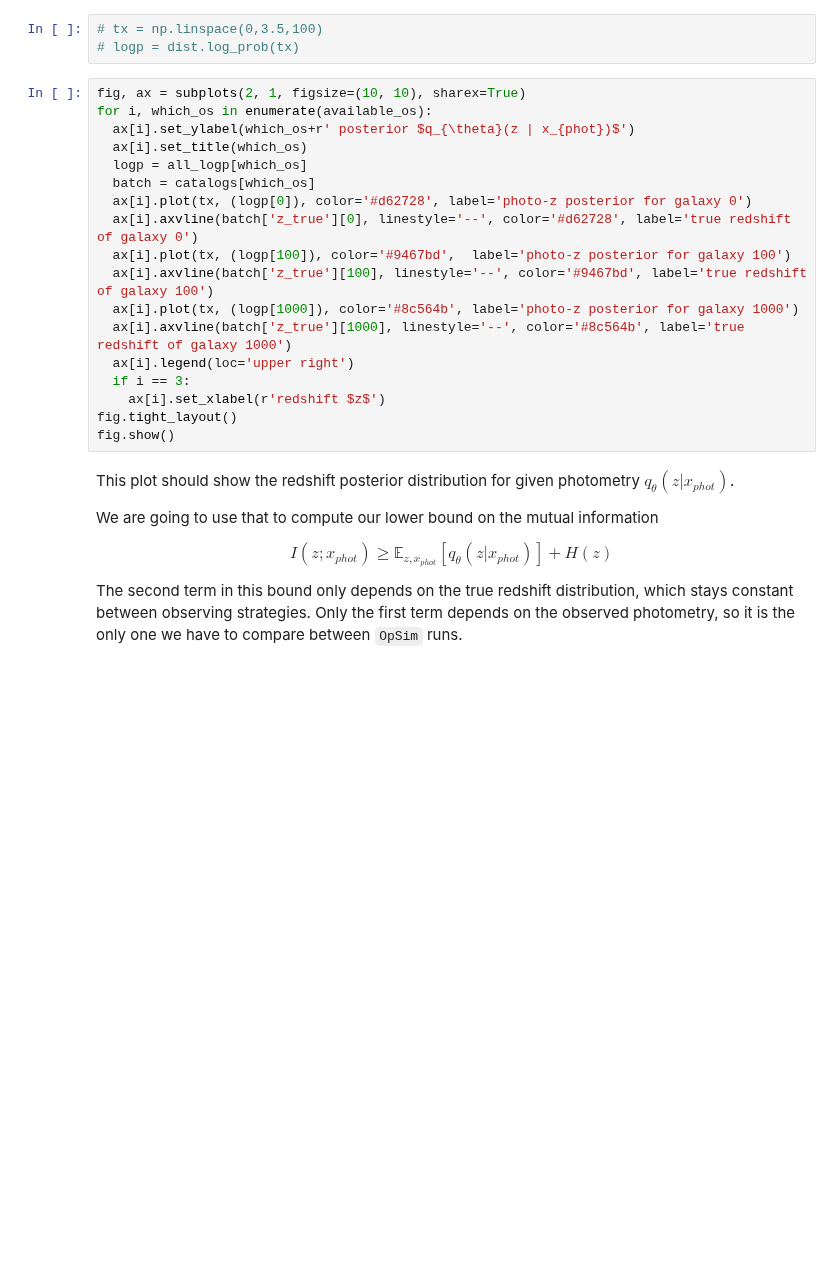
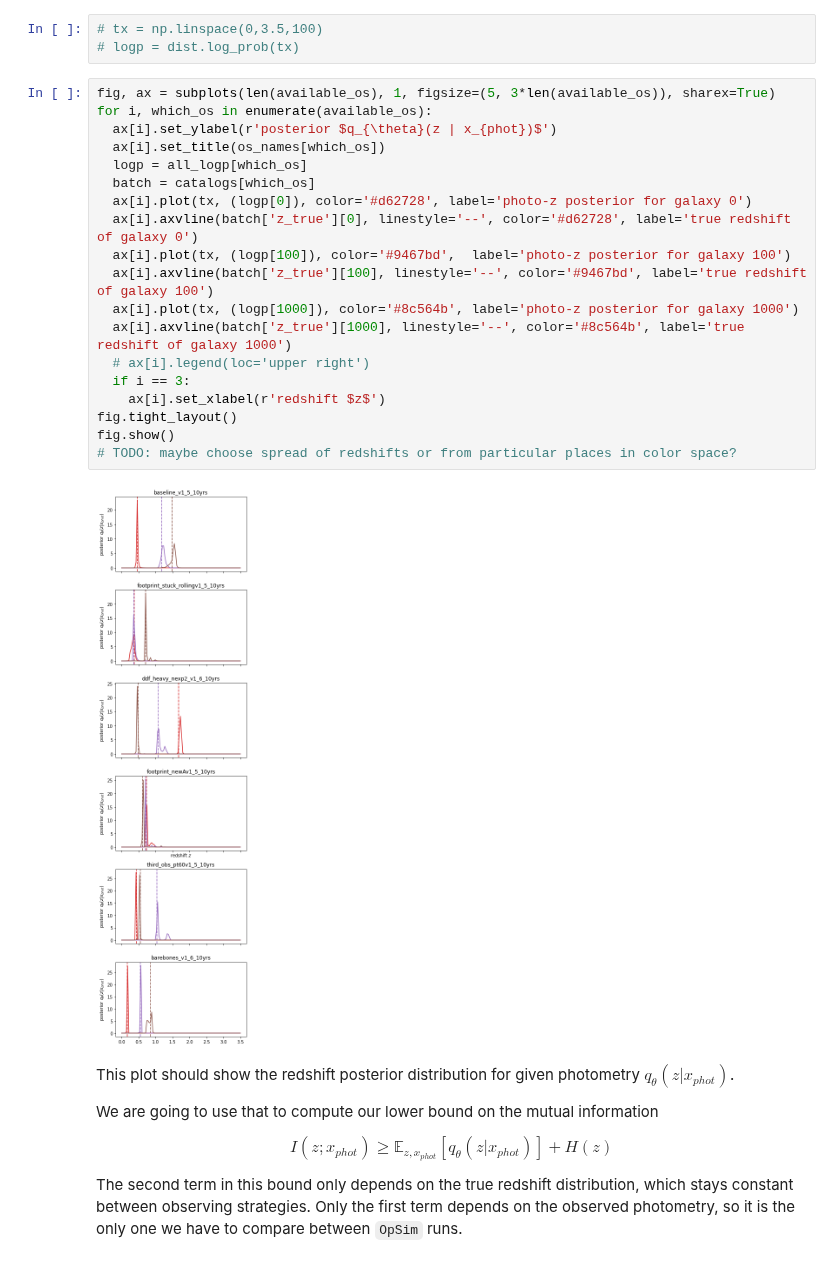
Before and after one commit to bscot/TheLastMetric, a Jupyter notebook: MAFVariationalMutualInformationPzFlow.ipynb, the cells around one changed output. Cells and saved outputs as stored; diff of their text form; blank space fills up the shorter version.

```diff
--- a/MAFVariationalMutualInformationPzFlow.ipynb
+++ b/MAFVariationalMutualInformationPzFlow.ipynb
@@ -156,23 +155,26 @@ RuntimeError: ignored
 # tx = np.linspace(0,3.5,100)
 # logp = dist.log_prob(tx)
 # %%
-fig, ax = subplots(2, 1, figsize=(10, 10), sharex=True)
+fig, ax = subplots(len(available_os), 1, figsize=(5, 3*len(available_os)), sharex=True)
 for i, which_os in enumerate(available_os):
-  ax[i].set_ylabel(which_os+r' posterior $q_{\theta}(z | x_{phot})$')
-  ax[i].set_title(which_os)
+  ax[i].set_ylabel(r'posterior $q_{\theta}(z | x_{phot})$')
+  ax[i].set_title(os_names[which_os])
   logp = all_logp[which_os]
   batch = catalogs[which_os]
   ax[i].plot(tx, (logp[0]), color='#d62728', label='photo-z posterior for galaxy 0')
   ax[i].axvline(batch['z_true'][0], linestyle='--', color='#d62728', label='true redshift of galaxy 0')
   ax[i].plot(tx, (logp[100]), color='#9467bd',  label='photo-z posterior for galaxy 100')
   ax[i].axvline(batch['z_true'][100], linestyle='--', color='#9467bd', label='true redshift of galaxy 100')
   ax[i].plot(tx, (logp[1000]), color='#8c564b', label='photo-z posterior for galaxy 1000')
   ax[i].axvline(batch['z_true'][1000], linestyle='--', color='#8c564b', label='true redshift of galaxy 1000')
-  ax[i].legend(loc='upper right')
+  # ax[i].legend(loc='upper right')
   if i == 3:
     ax[i].set_xlabel(r'redshift $z$')
 fig.tight_layout()
 fig.show()
+# TODO: maybe choose spread of redshifts or from particular places in color space?
+# %% [output]
+[figure, added]
 # %% [markdown]
 This plot should show the redshift posterior distribution for given photometry $q_\theta(z | x_{phot})$.
 
```
Also changed, not shown: parts of 16 cells of this notebook.
